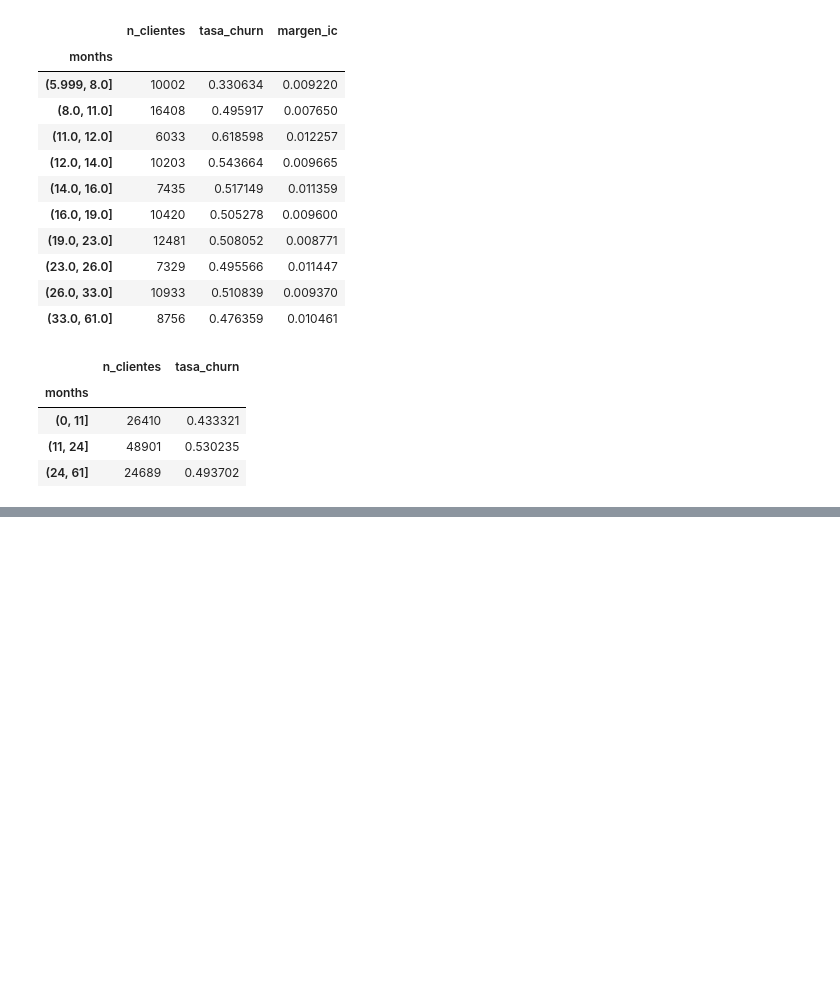
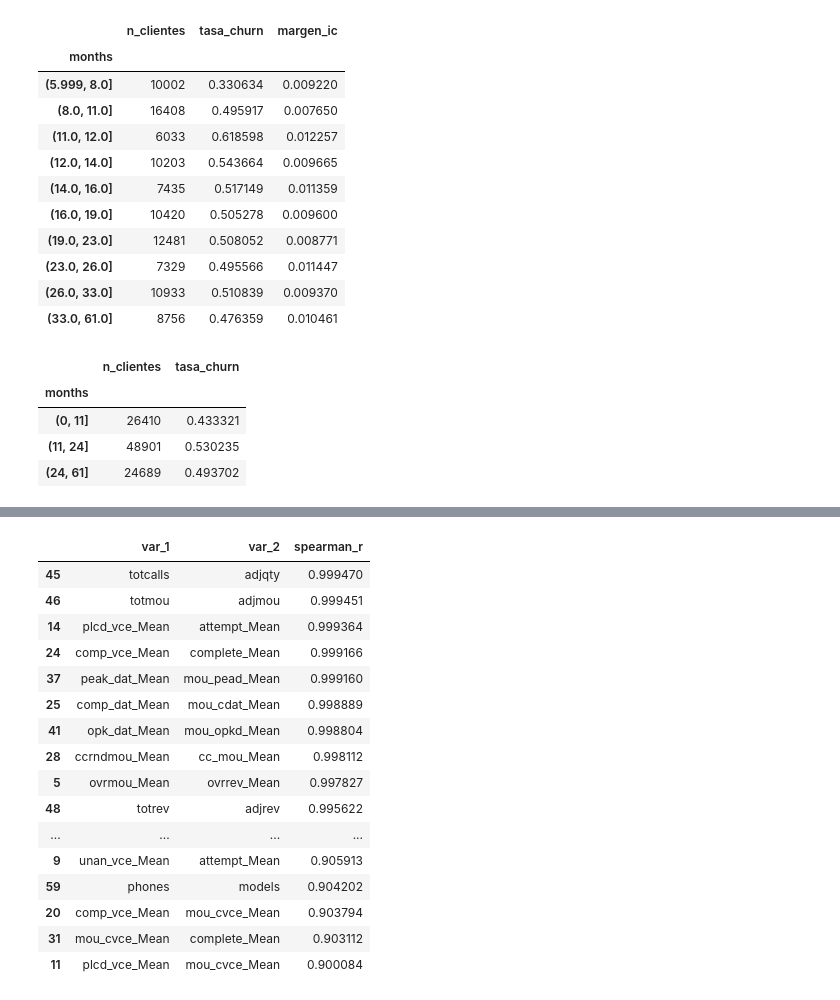
Before and after one commit to DpalaciosR20/churn-sdg, a Jupyter notebook: notebooks/02_eda.ipynb, the cells around one changed output, grey strips where cells are left out. Cells and saved outputs as stored; diff of their text form; code cells hidden in the pictures; blank space fills up the shorter version.

```diff
--- a/notebooks/02_eda.ipynb
+++ b/notebooks/02_eda.ipynb
@@ -53,0 +168,42 @@ fig = graficar_tasa(
+# %%
+# Matriz de correlación
+corr_matrix = (
+    df[numeric_cols]
+    .corr(method="spearman")
+)
+# %%
+# Máscara para conservar solo el triángulo superior (excluyendo diagonal k=1)
+mask = np.triu(np.ones(corr_matrix.shape), k=1).astype(bool)
+
+# Filtrar, aplanar y ordenar por magnitud
+pares_alta_corr = (
+    corr_matrix.where(mask)
+    .stack()
+    .rename("spearman_r")
+    .loc[lambda r: r.abs() > 0.9]
+    .reset_index()
+    .rename(columns={'level_0': 'var_1', 'level_1': 'var_2'})
+    .assign(abs_r=lambda d: d['spearman_r'].abs())
+    .sort_values(by='abs_r', ascending=False)
+    .drop(columns='abs_r')
+).sort_values(by='spearman_r', ascending=False)
+
+display(pares_alta_corr)
+# %% [output]
+|  | var_1 | var_2 | spearman_r |
+| 45 | totcalls | adjqty | 0.999470 |
+| 46 | totmou | adjmou | 0.999451 |
+| 14 | plcd_vce_Mean | attempt_Mean | 0.999364 |
+| 24 | comp_vce_Mean | complete_Mean | 0.999166 |
+| 37 | peak_dat_Mean | mou_pead_Mean | 0.999160 |
+| 25 | comp_dat_Mean | mou_cdat_Mean | 0.998889 |
+| 41 | opk_dat_Mean | mou_opkd_Mean | 0.998804 |
+| 28 | ccrndmou_Mean | cc_mou_Mean | 0.998112 |
+| 5 | ovrmou_Mean | ovrrev_Mean | 0.997827 |
+| 48 | totrev | adjrev | 0.995622 |
+| ... | ... | ... | ... |
+| 9 | unan_vce_Mean | attempt_Mean | 0.905913 |
+| 59 | phones | models | 0.904202 |
+| 20 | comp_vce_Mean | mou_cvce_Mean | 0.903794 |
+| 31 | mou_cvce_Mean | complete_Mean | 0.903112 |
+| 11 | plcd_vce_Mean | mou_cvce_Mean | 0.900084 |
```
Also changed, not shown: parts of 15 cells of this notebook, 2 other files.
